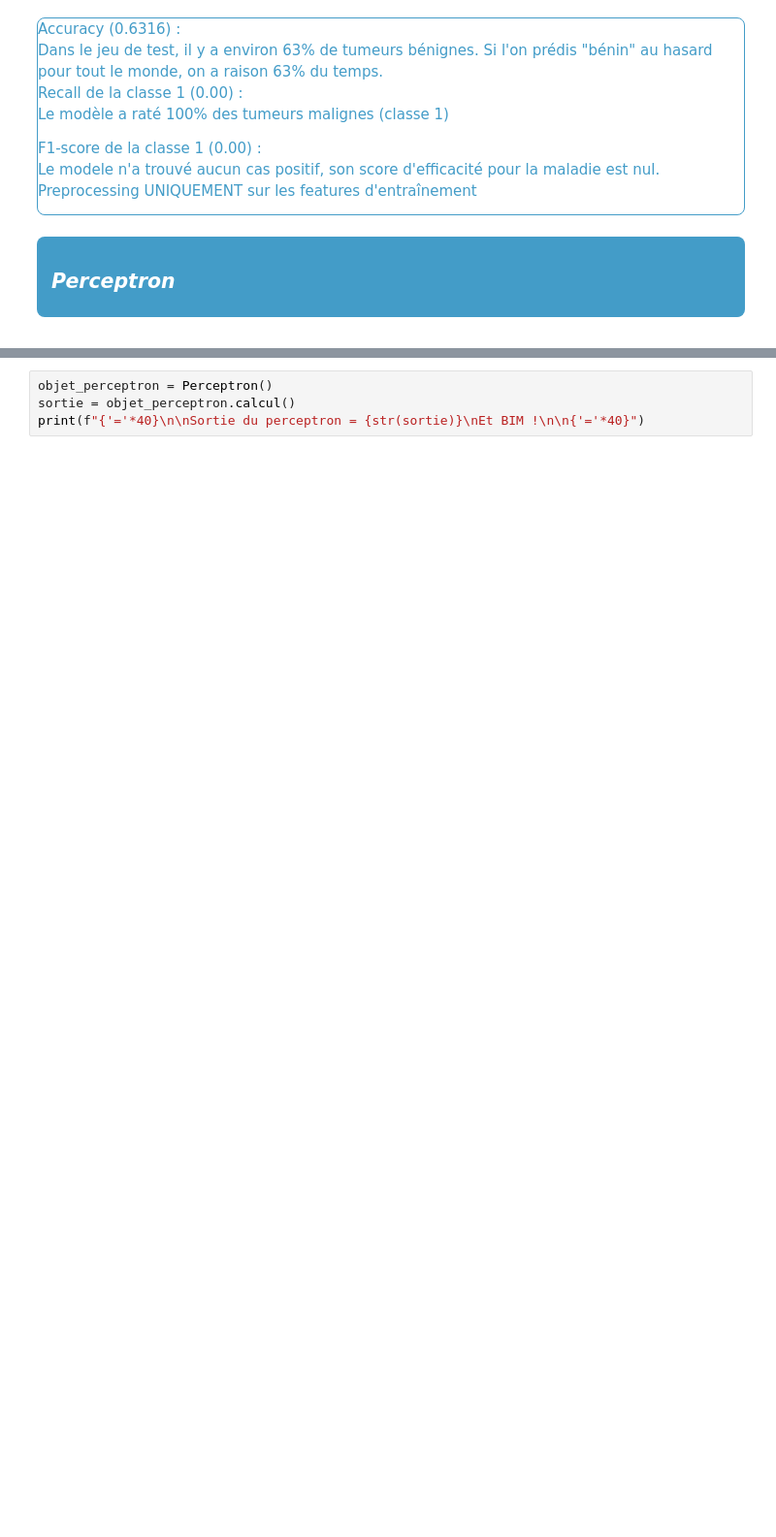
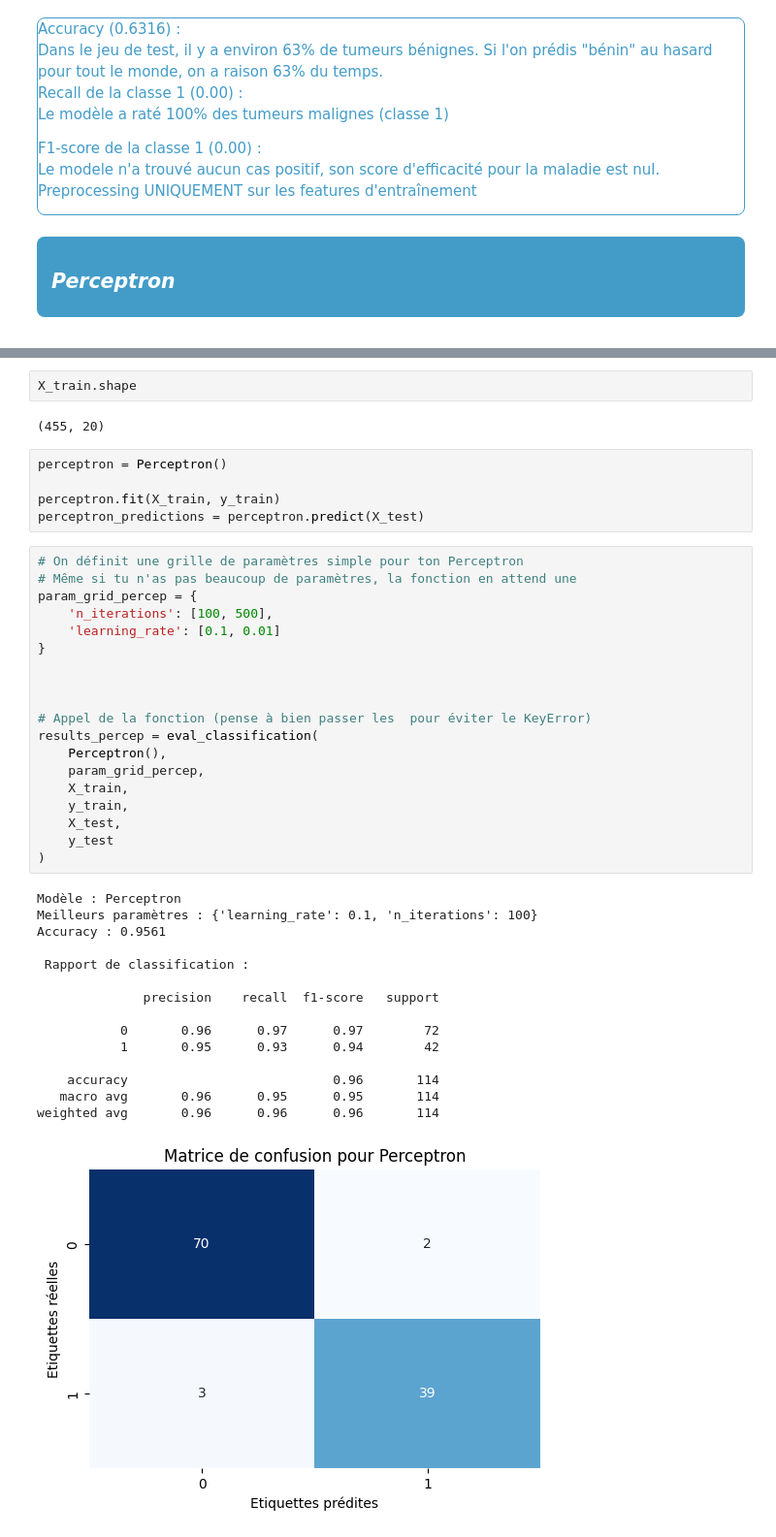
Before and after one commit to bruno-coulet/building-perceptron, a Jupyter notebook: eda.ipynb, the cells around one changed output, grey strips where cells are left out. Shown at 97% size. Saved outputs shown, nothing was run; the diff lists cells and outputs as text; blank space fills up the shorter version.

Commit message:
modification de Perceptron pourqu'il fonctionne avec le dataset

```diff
--- a/eda.ipynb
+++ b/eda.ipynb
@@ -544,4 +515,44 @@ NameError: name 'exit' is not defined
+# %%
+X_train.shape
+# %% [output]
+(455, 20)
 # %%
-objet_perceptron = Perceptron()
-sortie = objet_perceptron.calcul()
-print(f"{'='*40}\n\nSortie du perceptron = {str(sortie)}\nEt BIM !\n\n{'='*40}")
+perceptron = Perceptron()
+
+perceptron.fit(X_train, y_train)
+perceptron_predictions = perceptron.predict(X_test)
+# %%
+# On définit une grille de paramètres simple pour ton Perceptron
+# Même si tu n'as pas beaucoup de paramètres, la fonction en attend une
+param_grid_percep = {
+    'n_iterations': [100, 500],
+    'learning_rate': [0.1, 0.01]
+}
+
+
+
+# Appel de la fonction (pense à bien passer les  pour éviter le KeyError)
+results_percep = eval_classification(
+    Perceptron(),
+    param_grid_percep,
+    X_train,
+    y_train,
+    X_test,
+    y_test
+)
+# %% [output]
+Modèle : Perceptron
+Meilleurs paramètres : {'learning_rate': 0.1, 'n_iterations': 100}
+Accuracy : 0.9561
+
+ Rapport de classification :
+
+              precision    recall  f1-score   support
+
+           0       0.96      0.97      0.97        72
+           1       0.95      0.93      0.94        42
+
+    accuracy                           0.96       114
+   macro avg       0.96      0.95      0.95       114
+weighted avg       0.96      0.96      0.96       114
+[figure, added]
```
Also changed, not shown: parts of 5 cells of this notebook, 2 other files.
